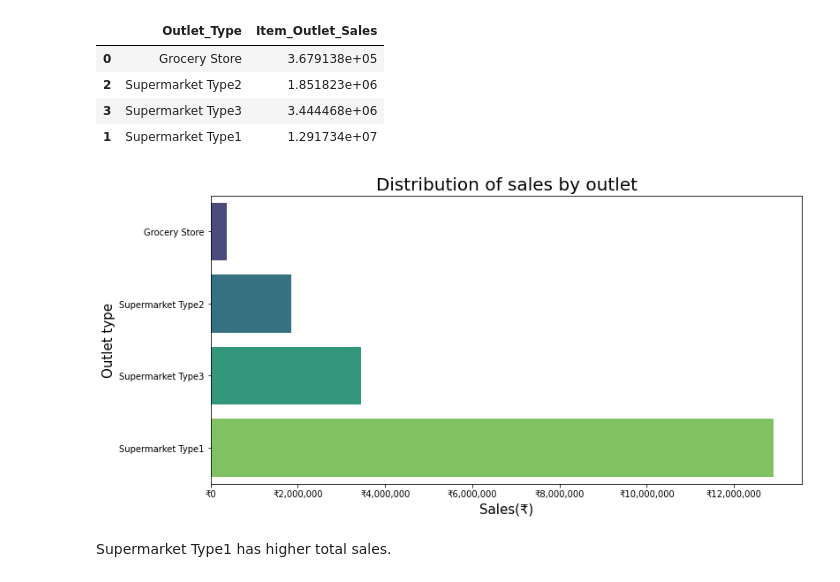
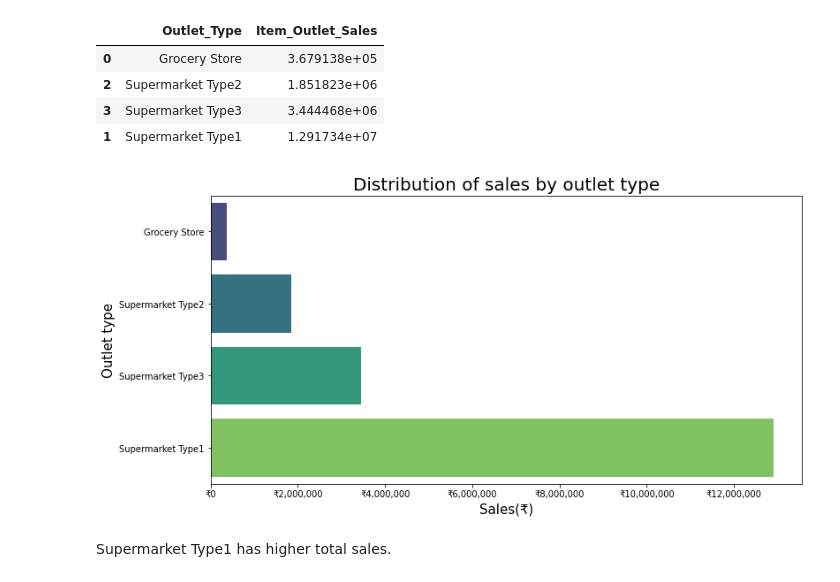
Before and after one commit to MileneCV/Sales_Predictions---project-1-, a Jupyter notebook: EDA_sales_prediction.ipynb, the cells around one changed output. Drawn from its saved outputs; the diff is of its cells as text; code cells hidden in the pictures.

```diff
--- a/EDA_sales_prediction.ipynb
+++ b/EDA_sales_prediction.ipynb
@@ -730,13 +730,13 @@ df_group_type
 # %%
 fig, ax = plt.subplots(figsize=(12,6))
 sns.barplot(data=df_group_type, x='Item_Outlet_Sales', y='Outlet_Type', palette='viridis')
 
-plt.title('Distribution of sales by outlet', fontsize=20)
+plt.title('Distribution of sales by outlet type', fontsize=20)
 plt.xlabel('Sales(₹)', fontsize=15)
 plt.ylabel('Outlet type', fontsize=15)
 ax.xaxis.set_major_formatter(price_fmt)
 # %% [output]
-[figure, old version]
+[figure, new version]
 # %% [markdown]
 Supermarket Type1 has higher total sales.
 # %% [markdown]
```
Also changed, not shown: parts of 2 cells of this notebook.
